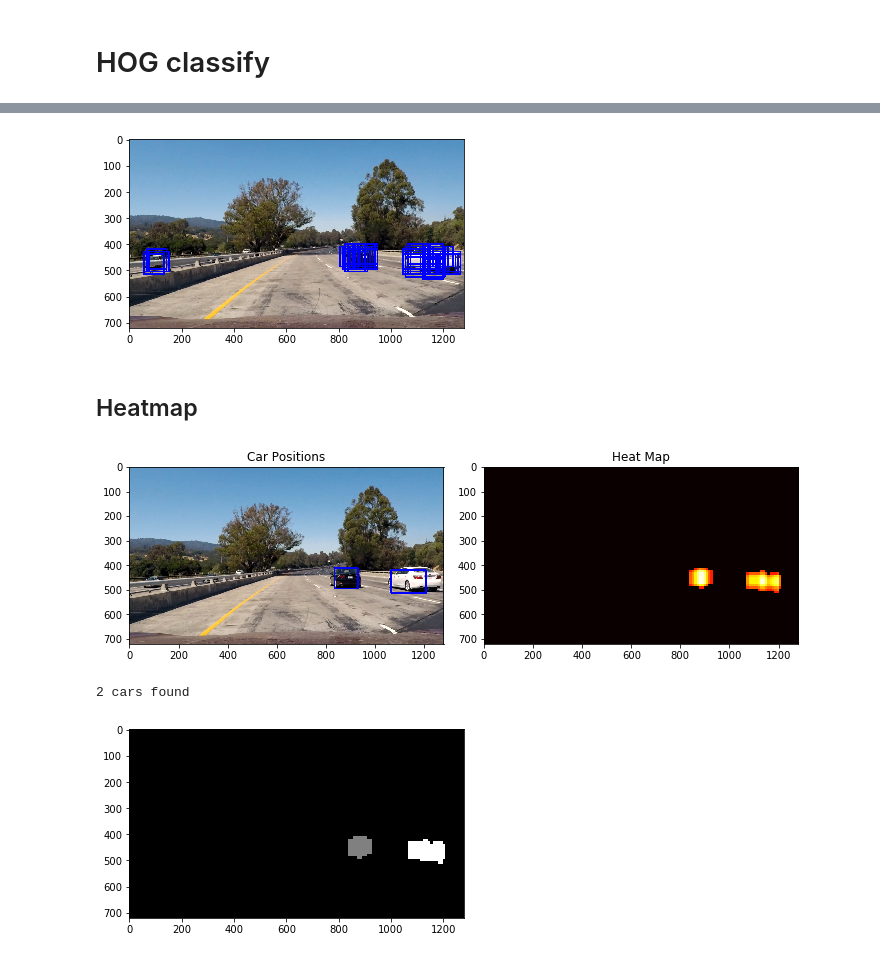
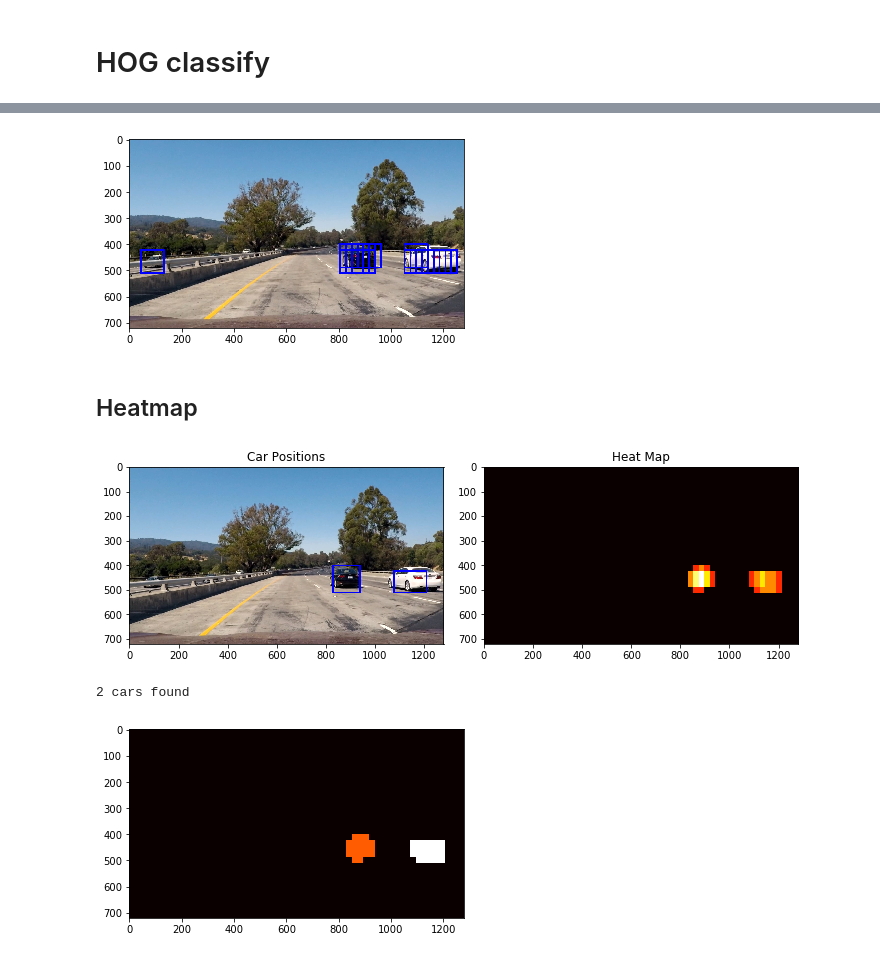
Before and after one commit to rdjondo/CarND-Vehicle-Detection, a Jupyter notebook: experiment.ipynb, the cells around one changed output, grey strips where cells are left out. Cells and saved outputs as stored; diff of their text form; code cells hidden in the pictures.

```diff
--- a/experiment.ipynb
+++ b/experiment.ipynb
@@ -357,7 +506,6 @@ def find_cars(img, ystart, ystop, scale, svc, X_scaler, orient, pix_per_cell, ce
     img = img.astype(np.float32)/255
 
     img_tosearch = img[ystart:ystop,:,:]
-    #ctrans_tosearch = convert_color(img_tosearch, conv='RGB2YCrCb')
     ctrans_tosearch = cv2.cvtColor(img_tosearch, cv2.COLOR_RGB2YCrCb)
 
     if scale != 1:
@@ -375,7 +523,7 @@ def find_cars(img, ystart, ystop, scale, svc, X_scaler, orient, pix_per_cell, ce
     # 64 was the orginal sampling rate, with 8 cells and 8 pix per cell
     window = 64
     nblocks_per_window = (window // pix_per_cell)-1
-    cells_per_step = 2  # Instead of overlap, define how many cells to step
+    cells_per_step = 1  # Instead of overlap, define how many cells to step
     nxsteps = (nxblocks - nblocks_per_window) // cells_per_step
     nysteps = (nyblocks - nblocks_per_window) // cells_per_step
 
@@ -408,7 +556,6 @@ def find_cars(img, ystart, ystop, scale, svc, X_scaler, orient, pix_per_cell, ce
             # Scale features and make a prediction
             feature_vec = np.concatenate((spatial_features, hist_features,hog_features)).ravel()
             test_features = X_scaler.transform(feature_vec.reshape(1, -1))
-            #test_features = X_scaler.transform(np.hstack((shape_feat, hist_feat)).reshape(1, -1))
             test_prediction = svc.predict(test_features)
 
             if test_prediction == 1:
@@ -422,14 +569,14 @@ def find_cars(img, ystart, ystop, scale, svc, X_scaler, orient, pix_per_cell, ce
 
 ystart = 400
 ystop = 656
-scale = 1.2
+scale = 1.4
 
 out_img, bbox_list = find_cars(img, ystart, ystop, scale, svc, X_scaler, orient, pix_per_cell, cell_per_block, spatial_size, hist_bins)
 
 plt.imshow(out_img)
 plt.show()
 # %% [output]
-[figure, old version]
+[figure, new version]
 # %% [markdown]
 ## Heatmap
 # %%
@@ -443,7 +590,7 @@ from scipy.ndimage.measurements import label
 # Read in a pickle file with bboxes saved
 # Each item in the "all_bboxes" list will contain a
 # list of boxes for one of the images shown above
-box_list = bbox_list # pickle.load( open( "bbox_pickle.p", "rb" ))
+box_list = bbox_list
 
 # Read in image similar to one shown above
 image = img
@@ -465,8 +612,9 @@ def apply_threshold(heatmap, threshold):
     # Return thresholded map
     return heatmap
 
-def draw_labeled_bboxes(img, labels):
+def get_labeled_bboxes(labels):
     # Iterate through all detected cars
+    bbox_list = []
     for car_number in range(1, labels[1]+1):
         # Find pixels with each car_number label value
         nonzero = (labels[0] == car_number).nonzero()
@@ -476,37 +624,45 @@ def draw_labeled_bboxes(img, labels):
         # Define a bounding box based on min/max x and y
         bbox = ((np.min(nonzerox), np.min(nonzeroy)), (np.max(nonzerox), np.max(nonzeroy)))
         # Draw the box on the image
+        bbox_list.append(bbox)
+    return bbox_list
+
+def draw_labeled_bboxes(img, bbox_list):
+    for bbox in bbox_list:
         cv2.rectangle(img, bbox[0], bbox[1], (0,0,255), 6)
     # Return the image
     return img
 
 # Add heat to each box in box list
 heat = add_heat(heat,box_list)
 
 # Apply threshold to help remove false positives
-heat = apply_threshold(heat, 8)
+heat = apply_threshold(heat, 2)
 
 # Visualize the heatmap when displaying
 heatmap = np.clip(heat, 0, 255)
 
 # Find final boxes from heatmap using label function
 labels = label(heatmap)
-draw_img = draw_labeled_bboxes(np.copy(image), labels)
+#draw_img = draw_labeled_bboxes(np.copy(image), labels)
+
+bbox_list = get_labeled_bboxes(labels)
+draw_img = draw_labeled_bboxes(np.copy(image), bbox_list)
 
 fig = plt.figure(figsize=(10,10))
 plt.subplot(121)
 plt.imshow(draw_img)
 plt.title('Car Positions')
 plt.subplot(122)
 plt.imshow(heatmap, cmap='hot')
 plt.title('Heat Map')
 fig.tight_layout()
 plt.show()
 
 print(labels[1], 'cars found')
-plt.imshow(labels[0], cmap='gray')
+plt.imshow(labels[0], cmap='hot')
 plt.show()
 # %% [output]
-[figure, old version]
+[figure, new version]
 2 cars found
-[figure, old version]
+[figure, new version]
```
Also changed, not shown: parts of 21 cells of this notebook, 3 other files.
